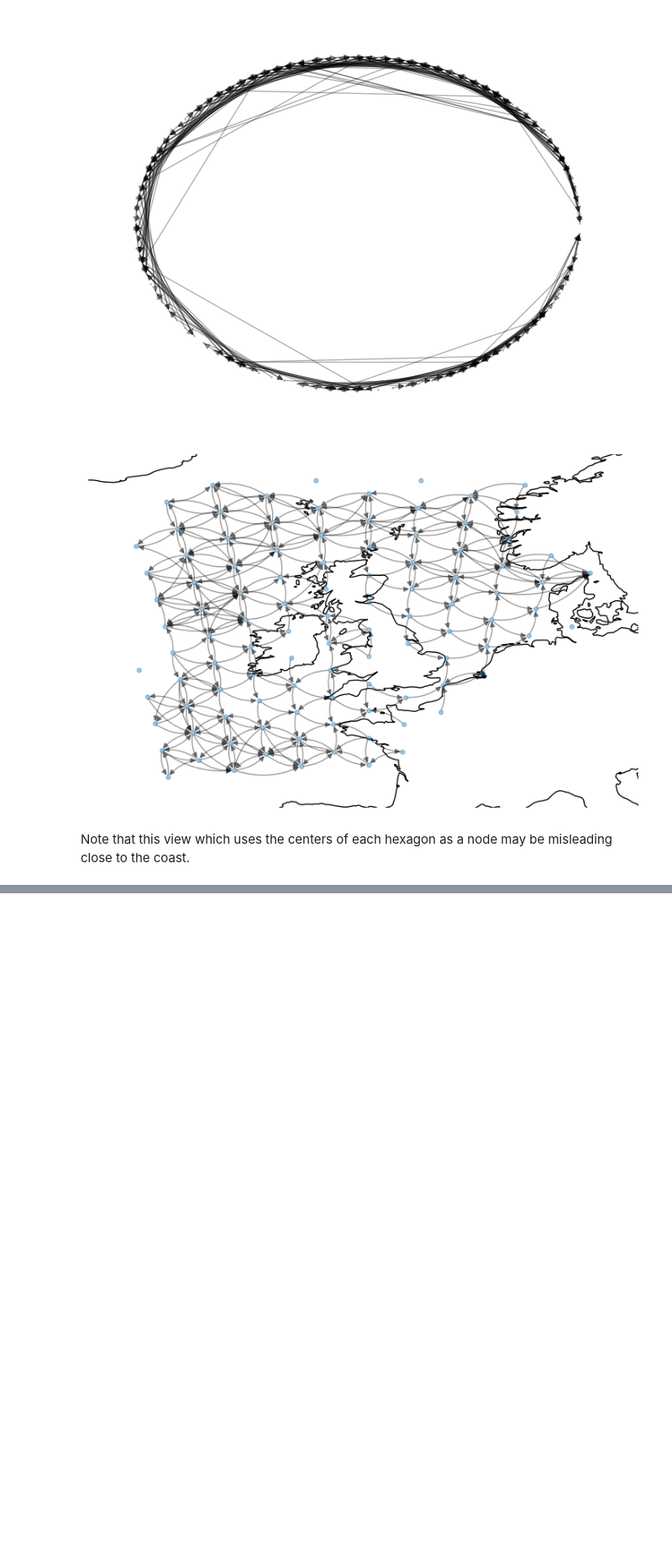
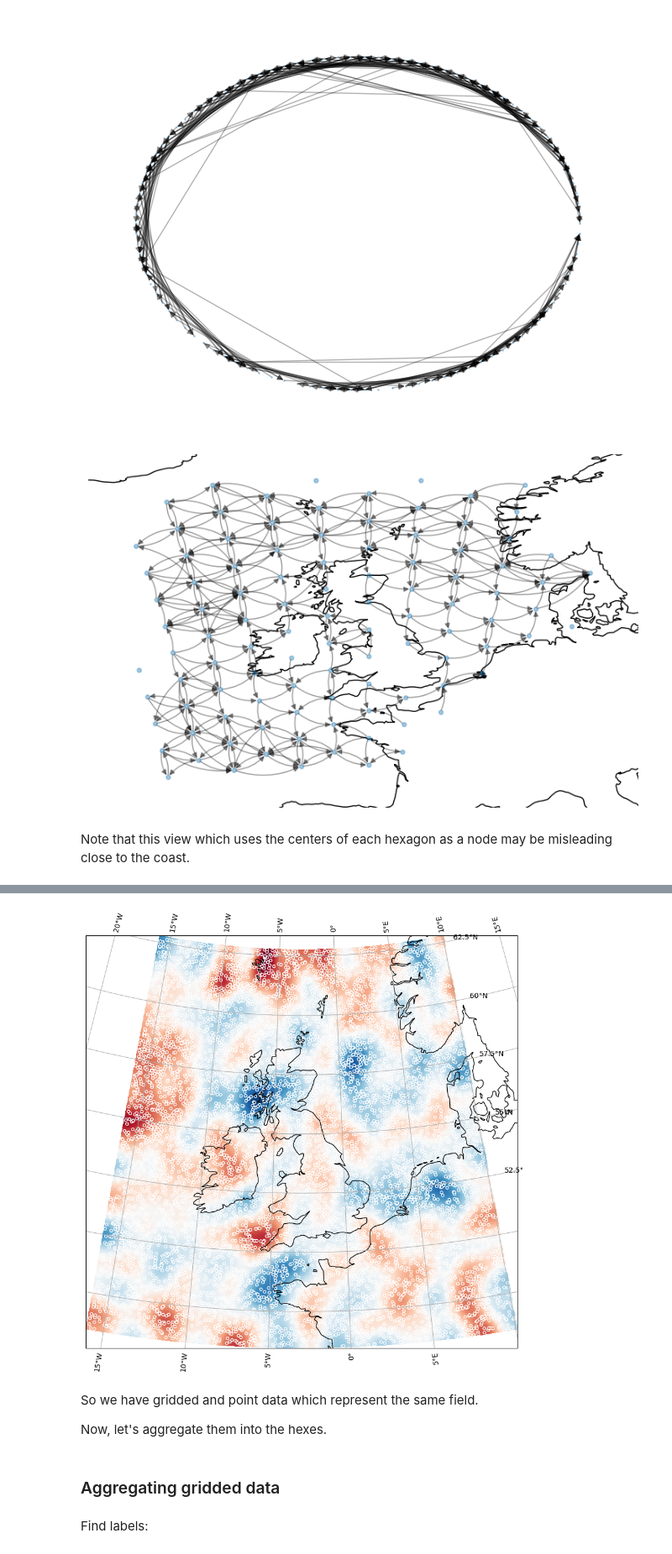
Before and after one commit to willirath/hextraj, a Jupyter notebook: notebooks/hextraj_tutorial.ipynb, the cells around one changed output, grey strips where cells are left out. Shown at 84% size. Saved outputs shown, nothing was run; the diff lists cells and outputs as text; code cells hidden in the pictures; blank space fills up the shorter version.

Commit message:
Add section on spatial data aggregation (#12)
* Add section on spatial data aggregation

* Typo

```diff
--- a/notebooks/hextraj_tutorial.ipynb
+++ b/notebooks/hextraj_tutorial.ipynb
@@ -448,0 +458,7 @@ Note that this view which uses the centers of each hexagon as a node may be misl
+# %%
+# region coverage
+lon_min, lon_max = (ds_traj.lon.min().compute().data[()], ds_traj.lon.max().compute().data[()])
+lat_min, lat_max = (ds_traj.lat.min().compute().data[()], ds_traj.lat.max().compute().data[()])
+
+# number of points
+num_points = 10_000
@@ -448,0 +521,45 @@ Note that this view which uses the centers of each hexagon as a node may be misl
+# %%
+fig, ax = plt.subplots(
+    1, 1,
+    subplot_kw={"projection": cartopy.crs.Stereographic(
+        central_longitude=lon_origin, central_latitude=lat_origin,
+    )},
+    figsize=(9, 9),
+)
+
+data_grid = create_artificial_data_grid(
+    lon_min=lon_min, lon_max=lon_max, lon_num=200,
+    lat_min=lat_min, lat_max=lat_max, lat_num=200,
+    num_smooth=60,
+)
+data_grid.plot(
+    x="lon", y="lat", ax=ax, transform=cartopy.crs.PlateCarree(),
+    add_colorbar=False,
+)
+
+data_points = create_artificial_data_points(
+    lon_min=lon_min, lon_max=lon_max, lon_num_grid=200,
+    lat_min=lat_min, lat_max=lat_max, lat_num_grid=200,
+    num_smooth=60,
+    num_points=10_000,
+)
+data_points.to_dataset().plot.scatter(
+    x="lon", y="lat", hue="data", s=15,
+    ax=ax, transform=cartopy.crs.PlateCarree(),
+    add_colorbar=False,
+)
+
+ax.gridlines(draw_labels=True)
+ax.coastlines()
+
+fig.tight_layout();
+# %% [output]
+[figure, added]
+# %% [markdown]
+So we have gridded and point data which represent the same field.
+
+Now, let's aggregate them into the hexes.
+# %% [markdown]
+### Aggregating gridded data
+# %% [markdown]
+Find labels:
```
Also changed, not shown: parts of 24 cells of this notebook.
